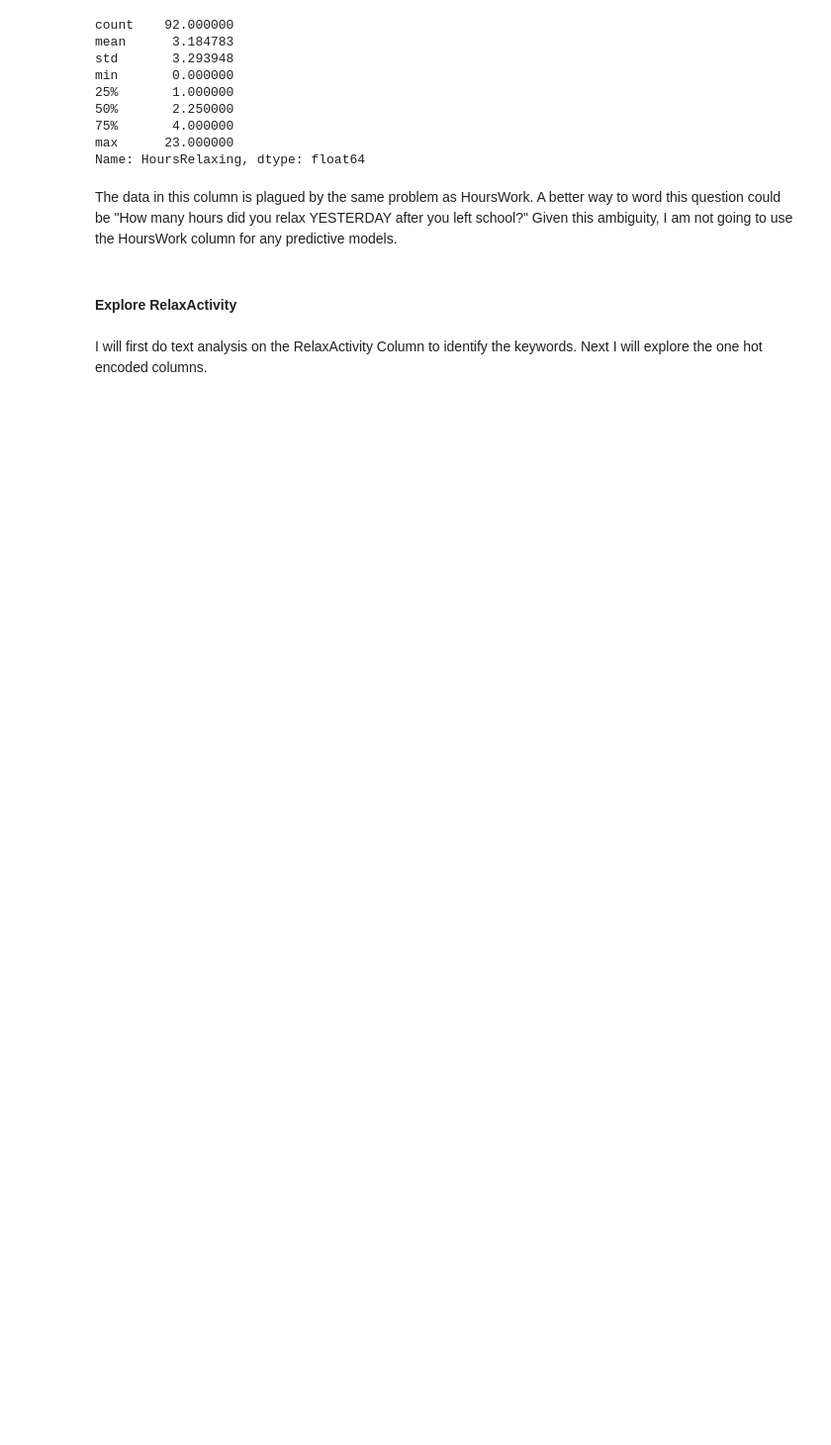
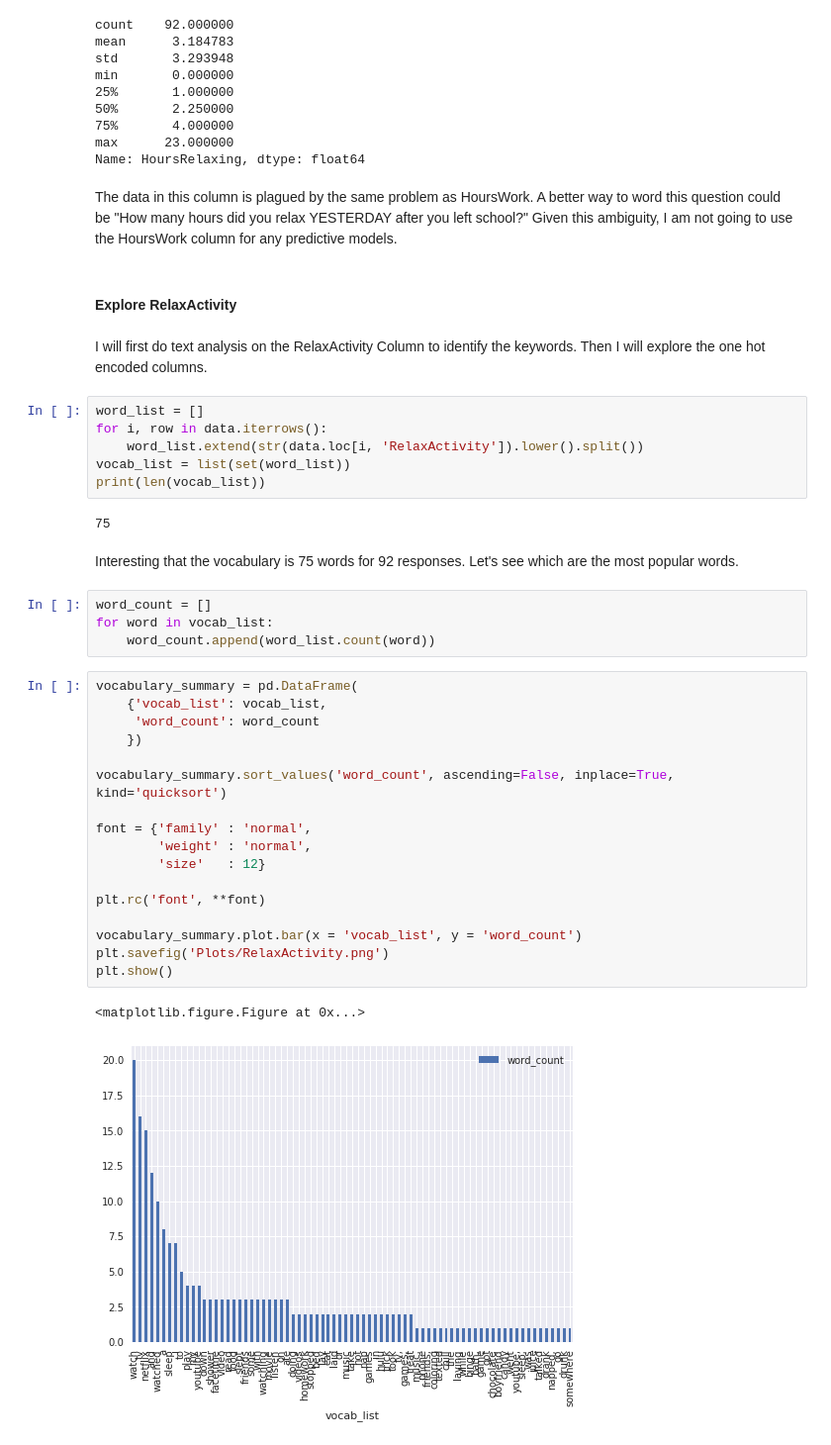
Before and after one commit to albemlee/PTPracticeData, a Jupyter notebook: Practice PT - Tell a Data Story (Python Edition).ipynb, the cells around one changed output. Shown at 99% size. Saved outputs shown, nothing was run; the diff lists cells and outputs as text; blank space fills up the shorter version.

```diff
--- a/Practice PT - Tell a Data Story (Python Edition).ipynb
+++ b/Practice PT - Tell a Data Story (Python Edition).ipynb
@@ -574,4 +584,38 @@ The data in this column is plagued by the same problem as HoursWork. A better wa
 # %% [markdown]
 #### Explore RelaxActivity
 # %% [markdown]
-I will first do text analysis on the RelaxActivity Column to identify the keywords. Next I will explore the one hot encoded columns.
+I will first do text analysis on the RelaxActivity Column to identify the keywords. Then I will explore the one hot encoded columns.
+# %%
+word_list = []
+for i, row in data.iterrows():
+    word_list.extend(str(data.loc[i, 'RelaxActivity']).lower().split())
+vocab_list = list(set(word_list))
+print(len(vocab_list))
+# %% [output]
+75
+# %% [markdown]
+Interesting that the vocabulary is 75 words for 92 responses. Let's see which are the most popular words.
+# %%
+word_count = []
+for word in vocab_list:
+    word_count.append(word_list.count(word))
+# %%
+vocabulary_summary = pd.DataFrame(
+    {'vocab_list': vocab_list,
+     'word_count': word_count
+    })
+
+vocabulary_summary.sort_values('word_count', ascending=False, inplace=True, kind='quicksort')
+
+font = {'family' : 'normal',
+        'weight' : 'normal',
+        'size'   : 12}
+
+plt.rc('font', **font)
+
+vocabulary_summary.plot.bar(x = 'vocab_list', y = 'word_count')
+plt.savefig('Plots/RelaxActivity.png')
+plt.show()
+# %% [output]
+<matplotlib.figure.Figure at 0x...>
+[figure, added]
```
Also changed, not shown: parts of 48 cells of this notebook, 14 other files.
